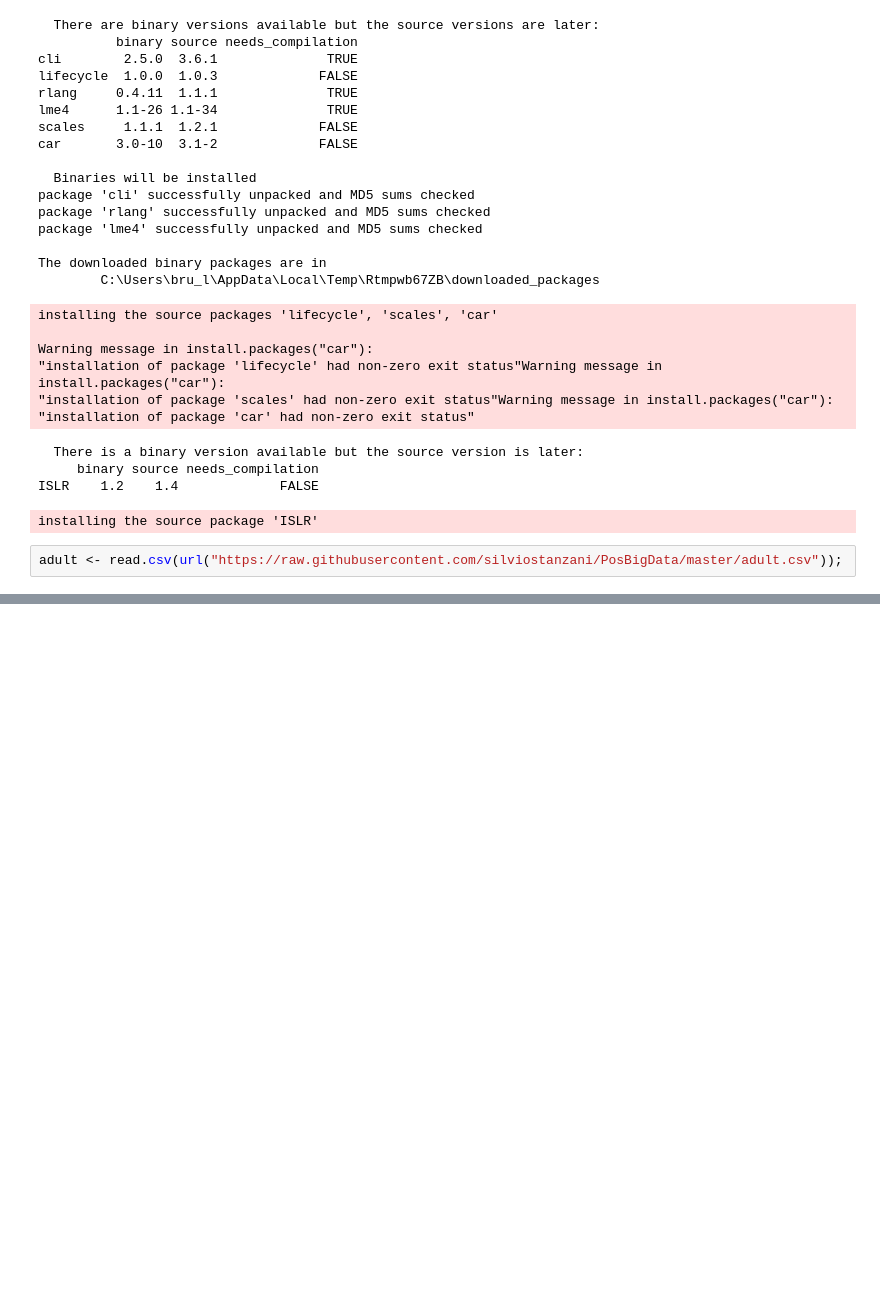
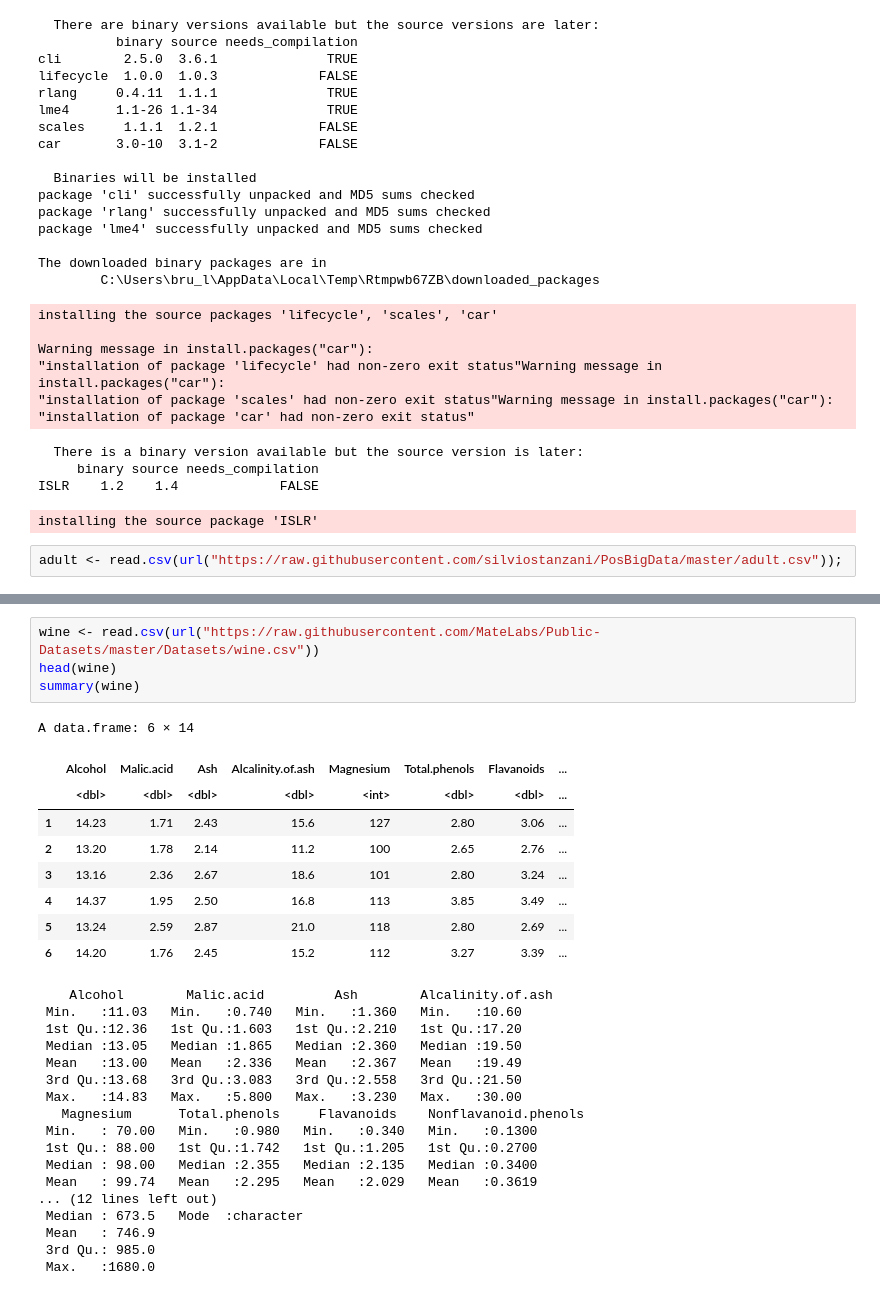
Before and after one commit to brunoluz/senac-pos-big-data, a Jupyter notebook: analise-informacoes-bi-analytics/exercicio-04/regressao-logistica-e-lda.ipynb, the cells around one changed output, grey strips where cells are left out. Drawn from its saved outputs; the diff is of its cells as text; blank space fills up the shorter version.

```diff
--- a/analise-informacoes-bi-analytics/exercicio-04/regressao-logistica-e-lda.ipynb
+++ b/analise-informacoes-bi-analytics/exercicio-04/regressao-logistica-e-lda.ipynb
@@ -299,0 +314,31 @@ workclassWithout-pay       0.007368524
+# %%
+wine <- read.csv(url("https://raw.githubusercontent.com/MateLabs/Public-Datasets/master/Datasets/wine.csv"))
+head(wine)
+summary(wine)
+# %% [output]
+A data.frame: 6 × 14
+|  | Alcohol | Malic.acid | Ash | Alcalinity.of.ash | Magnesium | Total.phenols | Flavanoids | ... |
+|  | <dbl> | <dbl> | <dbl> | <dbl> | <int> | <dbl> | <dbl> | ... |
+| 1 | 14.23 | 1.71 | 2.43 | 15.6 | 127 | 2.80 | 3.06 | ... |
+| 2 | 13.20 | 1.78 | 2.14 | 11.2 | 100 | 2.65 | 2.76 | ... |
+| 3 | 13.16 | 2.36 | 2.67 | 18.6 | 101 | 2.80 | 3.24 | ... |
+| 4 | 14.37 | 1.95 | 2.50 | 16.8 | 113 | 3.85 | 3.49 | ... |
+| 5 | 13.24 | 2.59 | 2.87 | 21.0 | 118 | 2.80 | 2.69 | ... |
+| 6 | 14.20 | 1.76 | 2.45 | 15.2 | 112 | 3.27 | 3.39 | ... |
+    Alcohol        Malic.acid         Ash        Alcalinity.of.ash
+ Min.   :11.03   Min.   :0.740   Min.   :1.360   Min.   :10.60
+ 1st Qu.:12.36   1st Qu.:1.603   1st Qu.:2.210   1st Qu.:17.20
+ Median :13.05   Median :1.865   Median :2.360   Median :19.50
+ Mean   :13.00   Mean   :2.336   Mean   :2.367   Mean   :19.49
+ 3rd Qu.:13.68   3rd Qu.:3.083   3rd Qu.:2.558   3rd Qu.:21.50
+ Max.   :14.83   Max.   :5.800   Max.   :3.230   Max.   :30.00
+   Magnesium      Total.phenols     Flavanoids    Nonflavanoid.phenols
+ Min.   : 70.00   Min.   :0.980   Min.   :0.340   Min.   :0.1300
+ 1st Qu.: 88.00   1st Qu.:1.742   1st Qu.:1.205   1st Qu.:0.2700
+ Median : 98.00   Median :2.355   Median :2.135   Median :0.3400
+ Mean   : 99.74   Mean   :2.295   Mean   :2.029   Mean   :0.3619
+... (12 lines left out)
+ Median : 673.5   Mode  :character
+ Mean   : 746.9
+ 3rd Qu.: 985.0
+ Max.   :1680.0
```
Also changed, not shown: parts of 11 cells of this notebook.
